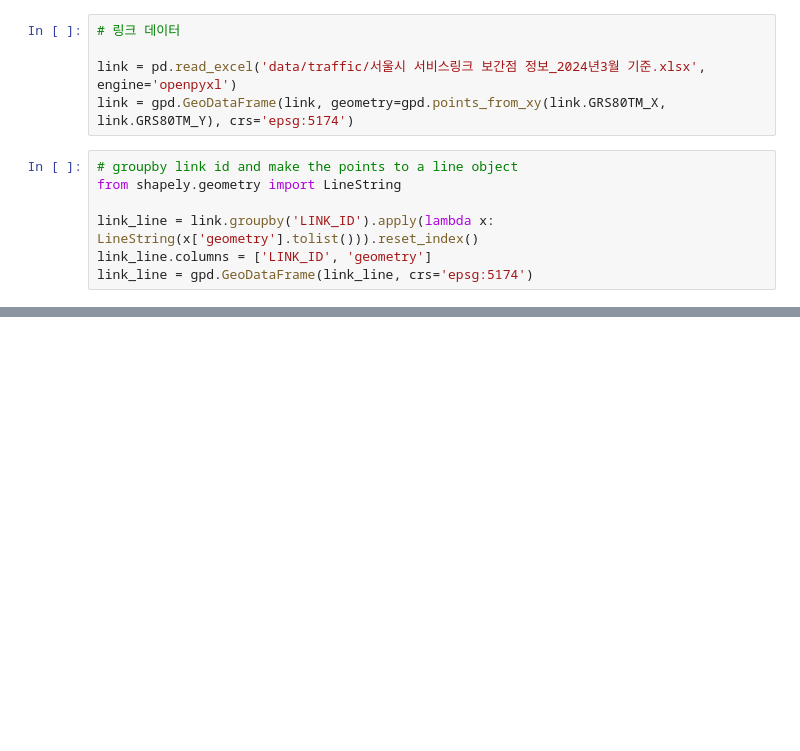
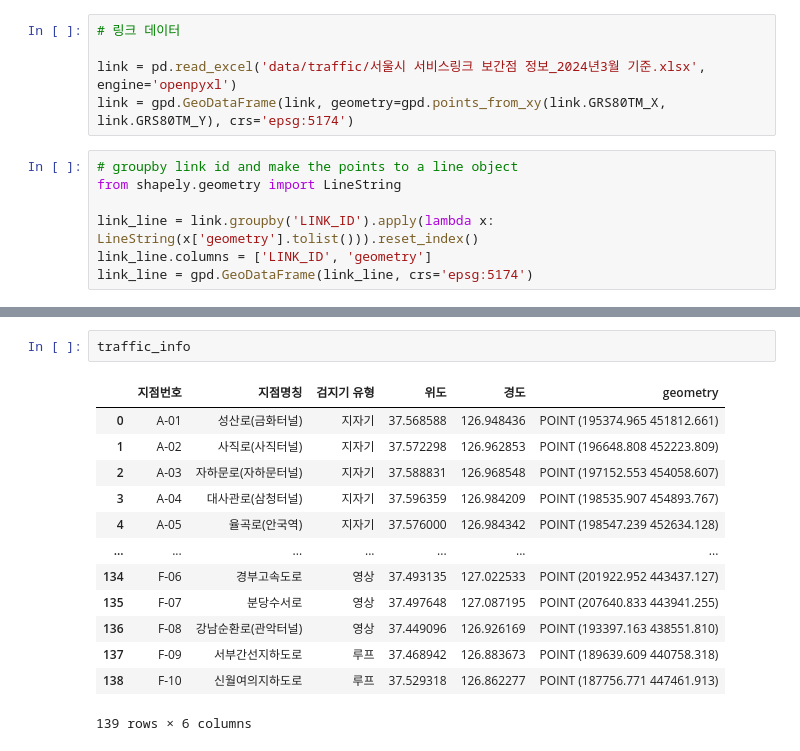
Before and after one commit to ddangchani/safetyhackathon_24, a Jupyter notebook: Geo_preprocessing.ipynb, the cells around one changed output, grey strips where cells are left out. Saved outputs shown, nothing was run; the diff lists cells and outputs as text; blank space fills up the shorter version.

```diff
--- a/Geo_preprocessing.ipynb
+++ b/Geo_preprocessing.ipynb
@@ -103,0 +87,16 @@ link.plot(ax=ax, color='black', markersize=0.5)
+# %%
+traffic_info
+# %% [output]
+|  | 지점번호 | 지점명칭 | 검지기 유형 | 위도 | 경도 | geometry |
+| 0 | A-01 | 성산로(금화터널) | 지자기 | 37.568588 | 126.948436 | POINT (195374.965 451812.661) |
+| 1 | A-02 | 사직로(사직터널) | 지자기 | 37.572298 | 126.962853 | POINT (196648.808 452223.809) |
+| 2 | A-03 | 자하문로(자하문터널) | 지자기 | 37.588831 | 126.968548 | POINT (197152.553 454058.607) |
+| 3 | A-04 | 대사관로(삼청터널) | 지자기 | 37.596359 | 126.984209 | POINT (198535.907 454893.767) |
+| 4 | A-05 | 율곡로(안국역) | 지자기 | 37.576000 | 126.984342 | POINT (198547.239 452634.128) |
+| ... | ... | ... | ... | ... | ... | ... |
+| 134 | F-06 | 경부고속도로 | 영상 | 37.493135 | 127.022533 | POINT (201922.952 443437.127) |
+| 135 | F-07 | 분당수서로 | 영상 | 37.497648 | 127.087195 | POINT (207640.833 443941.255) |
+| 136 | F-08 | 강남순환로(관악터널) | 영상 | 37.449096 | 126.926169 | POINT (193397.163 438551.810) |
+| 137 | F-09 | 서부간선지하도로 | 루프 | 37.468942 | 126.883673 | POINT (189639.609 440758.318) |
+| 138 | F-10 | 신월여의지하도로 | 루프 | 37.529318 | 126.862277 | POINT (187756.771 447461.913) |
+139 rows × 6 columns
```
Also changed, not shown: parts of 17 cells of this notebook, 1 other file.
